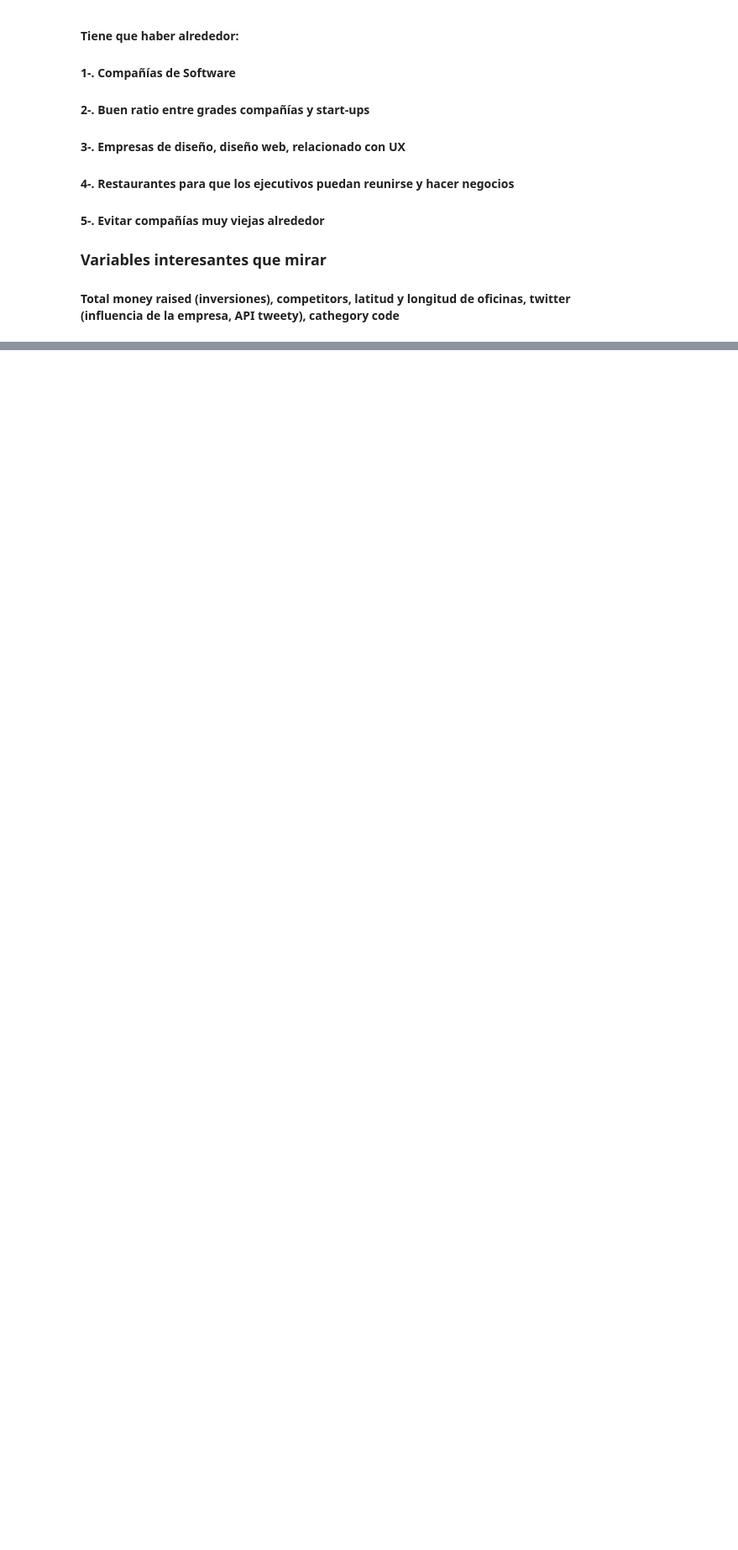
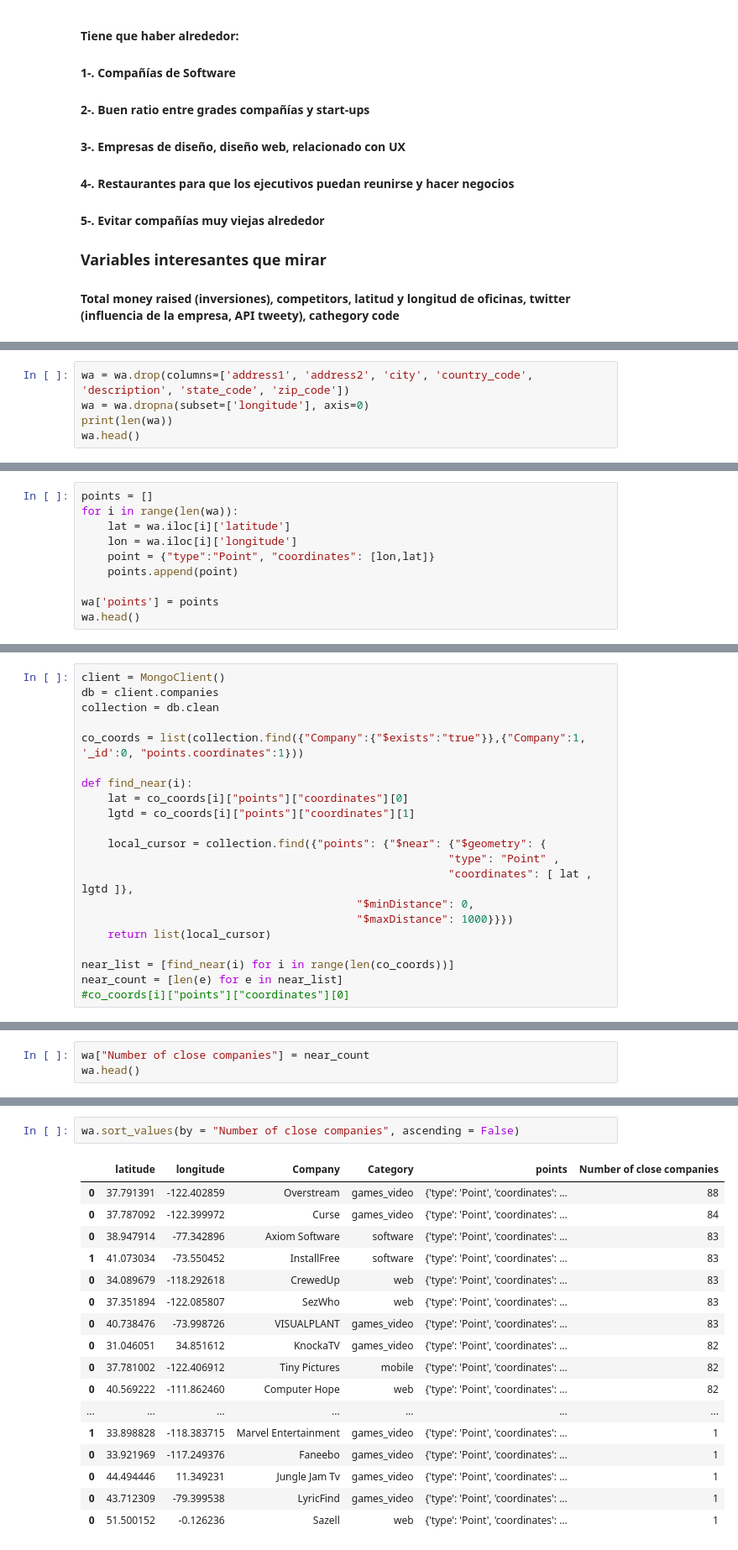
Before and after one commit to LiviaCanet/datamad0119, a Jupyter notebook: module-2/tableau-project/your-code/tableau_project.ipynb, the cells around one changed output, grey strips where cells are left out. Shown at 84% size. Drawn from its saved outputs; the diff is of its cells as text; blank space fills up the shorter version.

```diff
--- a/module-2/tableau-project/your-code/tableau_project.ipynb
+++ b/module-2/tableau-project/your-code/tableau_project.ipynb
@@ -284,0 +146,5 @@ TypeError: string indices must be integers
+# %%
+wa = wa.drop(columns=['address1', 'address2', 'city', 'country_code', 'description', 'state_code', 'zip_code'])
+wa = wa.dropna(subset=['longitude'], axis=0)
+print(len(wa))
+wa.head()
@@ -284,0 +159,10 @@ TypeError: string indices must be integers
+# %%
+points = []
+for i in range(len(wa)):
+    lat = wa.iloc[i]['latitude']
+    lon = wa.iloc[i]['longitude']
+    point = {"type":"Point", "coordinates": [lon,lat]}
+    points.append(point)
+
+wa['points'] = points
+wa.head()
@@ -284,0 +203,21 @@ TypeError: string indices must be integers
+# %%
+client = MongoClient()
+db = client.companies
+collection = db.clean
+
+co_coords = list(collection.find({"Company":{"$exists":"true"}},{"Company":1, '_id':0, "points.coordinates":1}))
+
+def find_near(i):
+    lat = co_coords[i]["points"]["coordinates"][0]
+    lgtd = co_coords[i]["points"]["coordinates"][1]
+
+    local_cursor = collection.find({"points": {"$near": {"$geometry": {
+                                                        "type": "Point" ,
+                                                        "coordinates": [ lat , lgtd ]},
+                                          "$minDistance": 0,
+                                          "$maxDistance": 1000}}})
+    return list(local_cursor)
+
+near_list = [find_near(i) for i in range(len(co_coords))]
+near_count = [len(e) for e in near_list]
+#co_coords[i]["points"]["coordinates"][0]
@@ -284,0 +230,3 @@ TypeError: string indices must be integers
+# %%
+wa["Number of close companies"] = near_count
+wa.head()
@@ -284,0 +240,20 @@ TypeError: string indices must be integers
+# %%
+wa.sort_values(by = "Number of close companies", ascending = False)
+# %% [output]
+|  | latitude | longitude | Company | Category | points | Number of close companies |
+| 0 | 37.791391 | -122.402859 | Overstream | games_video | {'type': 'Point', 'coordinates': ... | 88 |
+| 0 | 37.787092 | -122.399972 | Curse | games_video | {'type': 'Point', 'coordinates': ... | 84 |
+| 0 | 38.947914 | -77.342896 | Axiom Software | software | {'type': 'Point', 'coordinates': ... | 83 |
+| 1 | 41.073034 | -73.550452 | InstallFree | software | {'type': 'Point', 'coordinates': ... | 83 |
+| 0 | 34.089679 | -118.292618 | CrewedUp | web | {'type': 'Point', 'coordinates': ... | 83 |
+| 0 | 37.351894 | -122.085807 | SezWho | web | {'type': 'Point', 'coordinates': ... | 83 |
+| 0 | 40.738476 | -73.998726 | VISUALPLANT | games_video | {'type': 'Point', 'coordinates': ... | 83 |
+| 0 | 31.046051 | 34.851612 | KnockaTV | games_video | {'type': 'Point', 'coordinates': ... | 82 |
+| 0 | 37.781002 | -122.406912 | Tiny Pictures | mobile | {'type': 'Point', 'coordinates': ... | 82 |
+| 0 | 40.569222 | -111.862460 | Computer Hope | web | {'type': 'Point', 'coordinates': ... | 82 |
+| ... | ... | ... | ... | ... | ... | ... |
+| 1 | 33.898828 | -118.383715 | Marvel Entertainment | games_video | {'type': 'Point', 'coordinates': ... | 1 |
+| 0 | 33.921969 | -117.249376 | Faneebo | games_video | {'type': 'Point', 'coordinates': ... | 1 |
+| 0 | 44.494446 | 11.349231 | Jungle Jam Tv | games_video | {'type': 'Point', 'coordinates': ... | 1 |
+| 0 | 43.712309 | -79.399538 | LyricFind | games_video | {'type': 'Point', 'coordinates': ... | 1 |
+| 0 | 51.500152 | -0.126236 | Sazell | web | {'type': 'Point', 'coordinates': ... | 1 |
```
Also changed, not shown: parts of 39 cells of this notebook, 1 other file.
